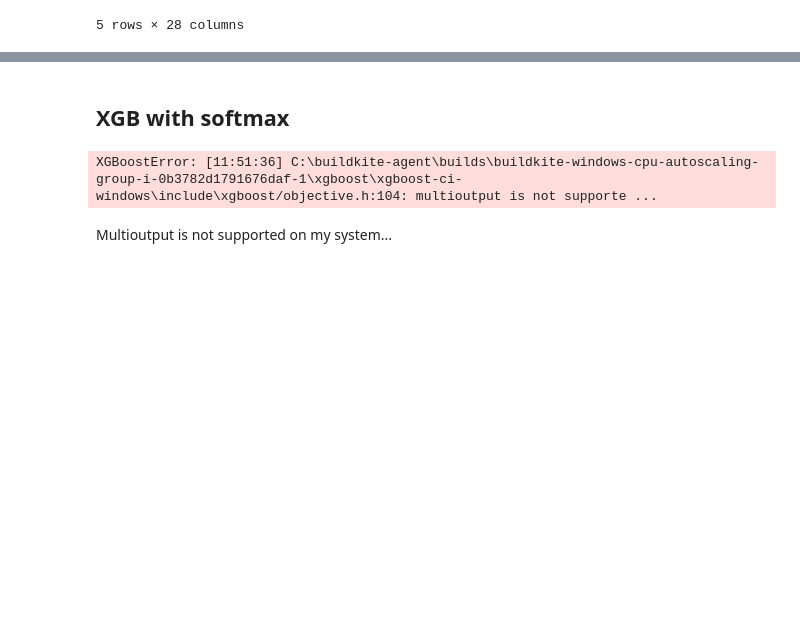
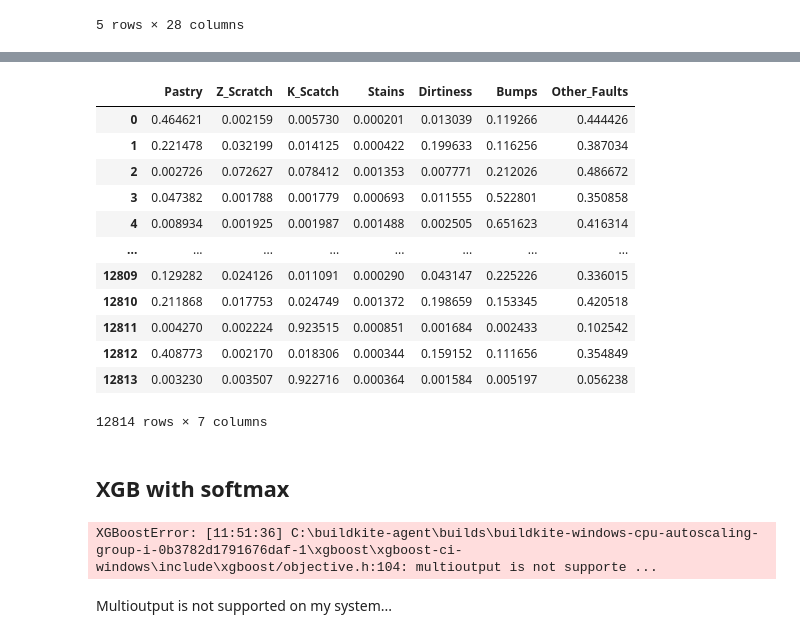
Before and after one commit to 1942Spectre/Kaggle_Steel_Plate_Defect_Prediction, a Jupyter notebook: Steel Plate Defect.ipynb, the cells around one changed output, grey strips where cells are left out. Cells and saved outputs as stored; diff of their text form; code cells hidden in the pictures; blank space fills up the shorter version.

```diff
--- a/Steel Plate Defect.ipynb
+++ b/Steel Plate Defect.ipynb
@@ -698,0 +805,4 @@ roc_auc_score(Y_test,y_pred)
+# %%
+test = pd.read_csv("test.csv")
+# %%
+y_pred = PCA_pipeline.predict_proba(test)
@@ -698,0 +825,26 @@ roc_auc_score(Y_test,y_pred)
+# %%
+submission = pd.DataFrame(y_pred)
+# %%
+submission.columns = ["Pastry",
+            "Z_Scratch",
+            "K_Scatch",
+            "Stains",
+            "Dirtiness",
+            "Bumps",
+            "Other_Faults"]
+# %%
+submission
+# %% [output]
+|  | Pastry | Z_Scratch | K_Scatch | Stains | Dirtiness | Bumps | Other_Faults |
+| 0 | 0.464621 | 0.002159 | 0.005730 | 0.000201 | 0.013039 | 0.119266 | 0.444426 |
+| 1 | 0.221478 | 0.032199 | 0.014125 | 0.000422 | 0.199633 | 0.116256 | 0.387034 |
+| 2 | 0.002726 | 0.072627 | 0.078412 | 0.001353 | 0.007771 | 0.212026 | 0.486672 |
+| 3 | 0.047382 | 0.001788 | 0.001779 | 0.000693 | 0.011555 | 0.522801 | 0.350858 |
+| 4 | 0.008934 | 0.001925 | 0.001987 | 0.001488 | 0.002505 | 0.651623 | 0.416314 |
+| ... | ... | ... | ... | ... | ... | ... | ... |
+| 12809 | 0.129282 | 0.024126 | 0.011091 | 0.000290 | 0.043147 | 0.225226 | 0.336015 |
+| 12810 | 0.211868 | 0.017753 | 0.024749 | 0.001372 | 0.198659 | 0.153345 | 0.420518 |
+| 12811 | 0.004270 | 0.002224 | 0.923515 | 0.000851 | 0.001684 | 0.002433 | 0.102542 |
+| 12812 | 0.408773 | 0.002170 | 0.018306 | 0.000344 | 0.159152 | 0.111656 | 0.354849 |
+| 12813 | 0.003230 | 0.003507 | 0.922716 | 0.000364 | 0.001584 | 0.005197 | 0.056238 |
+12814 rows × 7 columns
```
Also changed, not shown: parts of 24 cells of this notebook.
